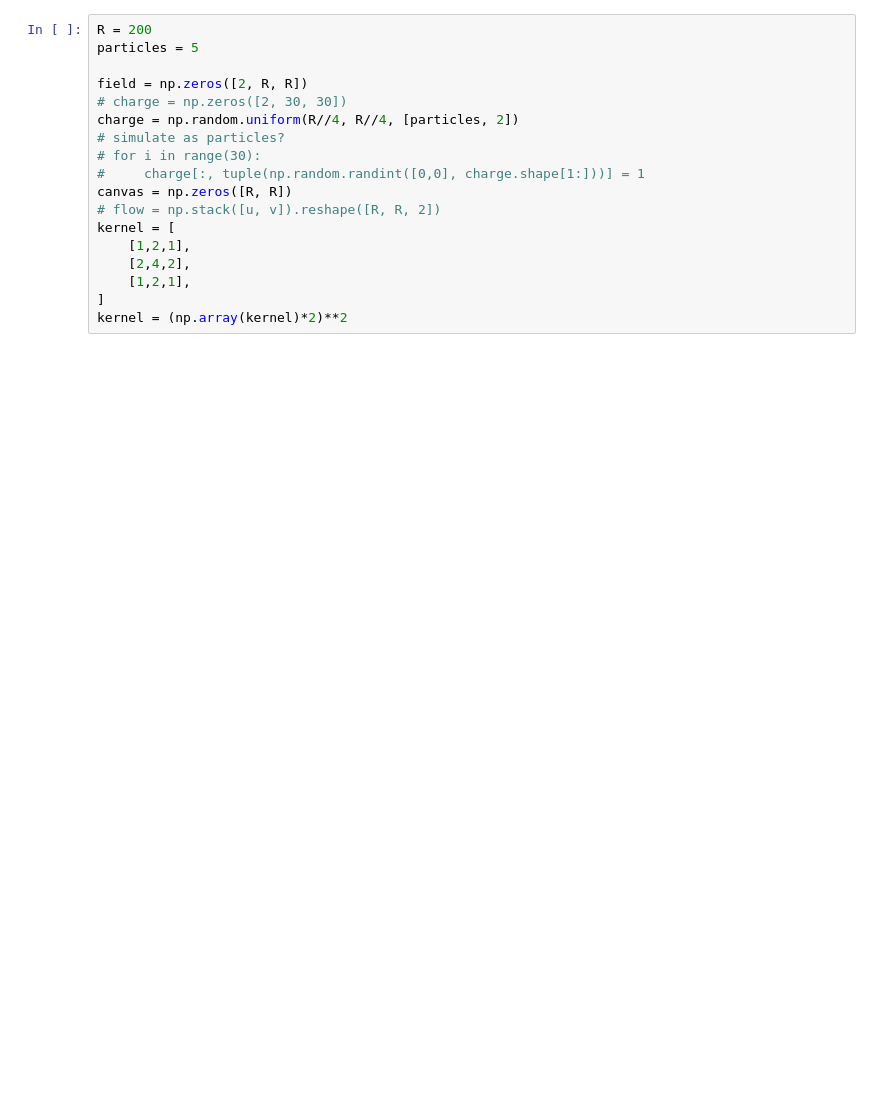
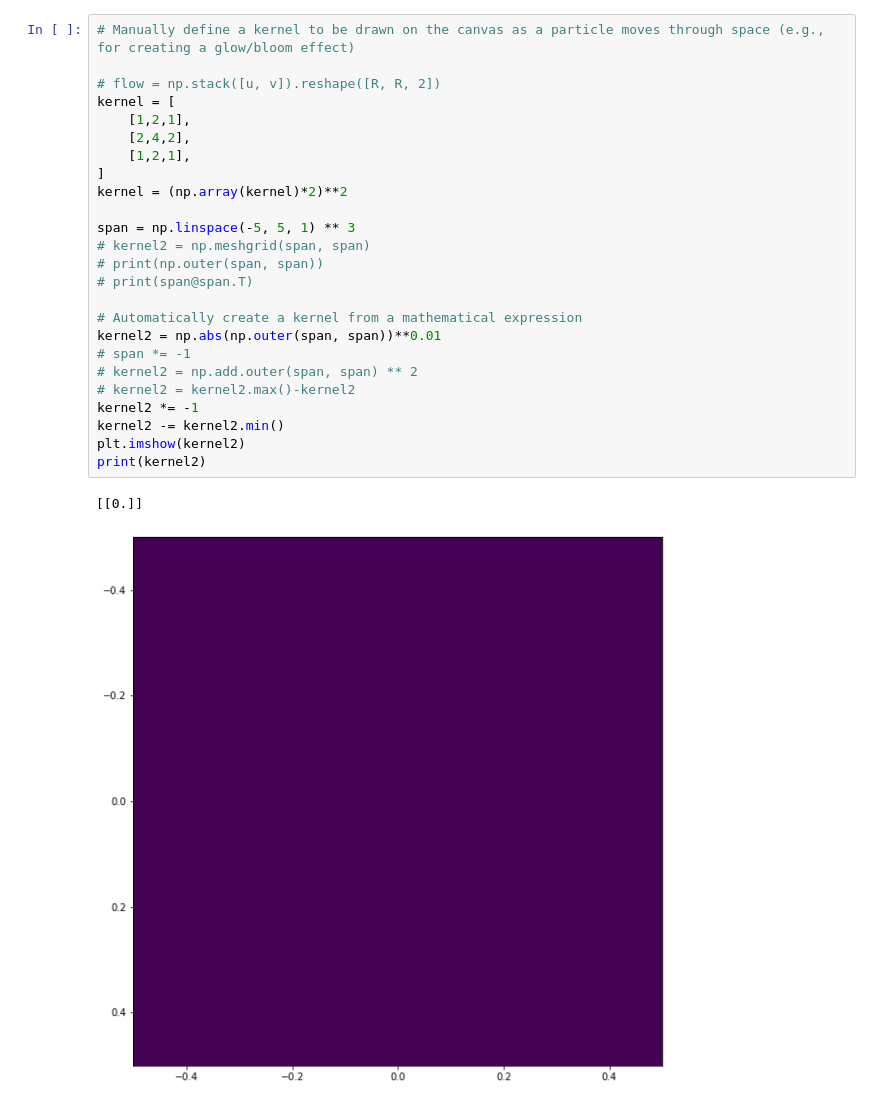
Before and after one commit to generic-github-user/lightning-simulation, a Jupyter notebook: lightning.ipynb, the cells around one changed output. Drawn from its saved outputs; the diff is of its cells as text; blank space fills up the shorter version.

```diff
--- a/lightning.ipynb
+++ b/lightning.ipynb
@@ -47,19 +43,29 @@ plt.show()
 # %%
-R = 200
-particles = 5
+# Manually define a kernel to be drawn on the canvas as a particle moves through space (e.g., for creating a glow/bloom effect)
 
-field = np.zeros([2, R, R])
-# charge = np.zeros([2, 30, 30])
-charge = np.random.uniform(R//4, R//4, [particles, 2])
-# simulate as particles?
-# for i in range(30):
-#     charge[:, tuple(np.random.randint([0,0], charge.shape[1:]))] = 1
-canvas = np.zeros([R, R])
 # flow = np.stack([u, v]).reshape([R, R, 2])
 kernel = [
     [1,2,1],
     [2,4,2],
     [1,2,1],
 ]
 kernel = (np.array(kernel)*2)**2
+
+span = np.linspace(-5, 5, 1) ** 3
+# kernel2 = np.meshgrid(span, span)
+# print(np.outer(span, span))
+# print(span@span.T)
+
+# Automatically create a kernel from a mathematical expression
+kernel2 = np.abs(np.outer(span, span))**0.01
+# span *= -1
+# kernel2 = np.add.outer(span, span) ** 2
+# kernel2 = kernel2.max()-kernel2
+kernel2 *= -1
+kernel2 -= kernel2.min()
+plt.imshow(kernel2)
+print(kernel2)
+# %% [output]
+[[0.]]
+[figure, added]
 # %%
```
Also changed, not shown: parts of 4 cells of this notebook.
